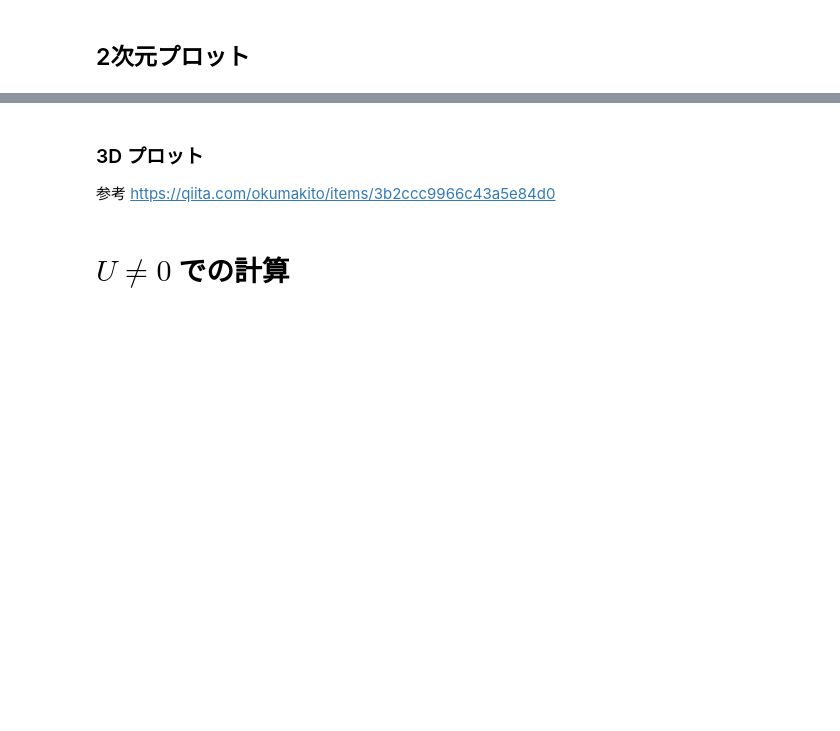
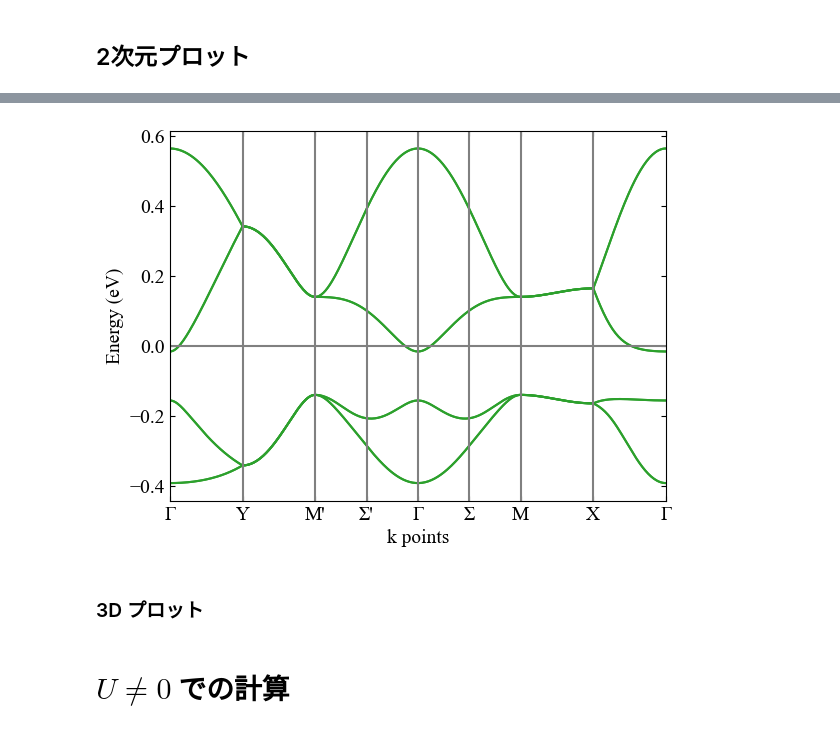
Before and after one commit to xiang-gong3944/----, a Jupyter notebook: 2024_09_25_AlterMagnet1/kappaET2_band_py.ipynb, the cells around one changed output, grey strips where cells are left out. Drawn from its saved outputs; the diff is of its cells as text; code cells hidden in the pictures; blank space fills up the shorter version.

```diff
--- a/2024_09_25_AlterMagnet1/kappaET2_band_py.ipynb
+++ b/2024_09_25_AlterMagnet1/kappaET2_band_py.ipynb
@@ -254,0 +257,41 @@ def Hamiltonian(kx, ky, U=0.0, Delta=0.8):
+# %%
+def plot_band(
+        path = [("Γ", "Y"), ("Y", "M'"), ("M'", "Σ'"), ("Σ'","Γ"),
+                ("Γ", "Σ"), ("Σ", "M"), ("M", "X"), ("X", "Γ")],
+        U = 0, delta = 0, ef = 0):
+    k_path, label, label_loc, distances = gen_kpath(k_points, path)
+
+    bands = []
+    # plt.xticks(label)
+    for kxy in k_path:
+        bands.append(Hamiltonian(kxy[0], kxy[1], U, delta)[0])
+    bands = np.array(bands)
+
+    fig = plt.figure()
+    ax = fig.add_subplot(111)
+    ax.yaxis.set_ticks_position('both')
+    ax.xaxis.set_ticks_position('both')
+    # ax.set_aspect(5)
+    plt.rcParams['xtick.direction'] = 'in'
+    plt.rcParams['ytick.direction'] = 'in'
+
+    plt.rcParams['font.size'] = 14
+    plt.rcParams['font.family'] ='Times New Roman'
+    plt.rcParams['mathtext.fontset'] = 'stix'
+
+    ax.set_xlabel("k points")
+    ax.set_ylabel("Energy (eV)")
+
+
+    Ymin = np.min(bands)-0.05
+    Ymax = np.max(bands)+0.05
+    ax.set_xticks(label_loc, label)
+    ax.set_xlim(label_loc[0], label_loc[-1])
+    ax.set_ylim(Ymin, Ymax)
+
+    ax.plot(distances, bands, color = "tab:green")
+    ax.vlines(label_loc[1:-1], Ymin,Ymax, "grey", "dashed")
+    ax.hlines(ef, distances[0], distances[-1], "grey")
+    ax.set_title("$E_f$ = {:.2f}".format(ef))
+
+    plt.show()
@@ -366,4 +439,6 @@ plt.show()
+# %%
+plot_band(path)
+# %% [output]
+[figure, added]
 # %% [markdown]
 ### 3D プロット
-
-参考 https://qiita.com/okumakito/items/3b2ccc9966c43a5e84d0
```
Also changed, not shown: parts of 13 cells of this notebook, 7 other files.
